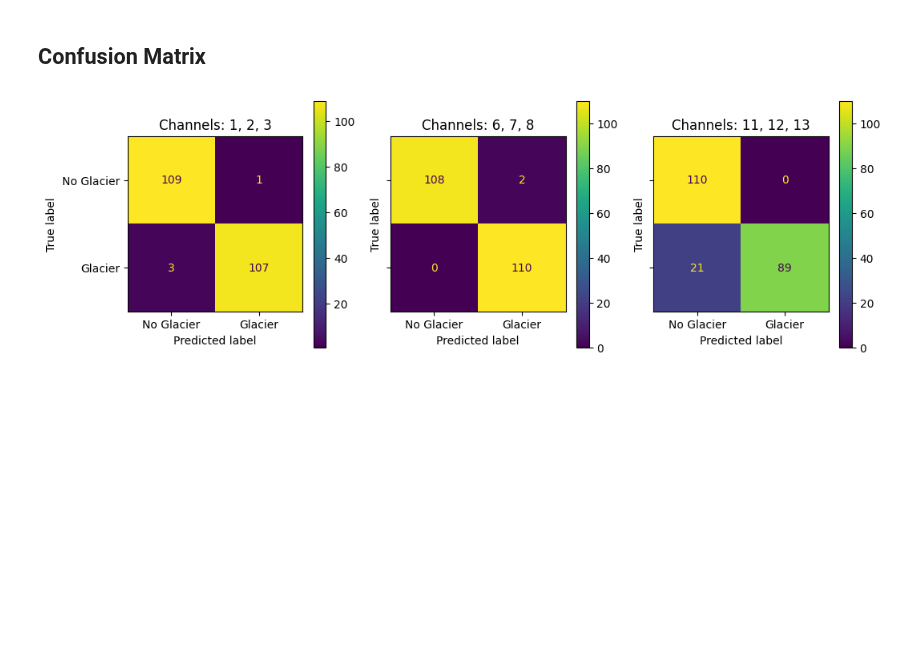
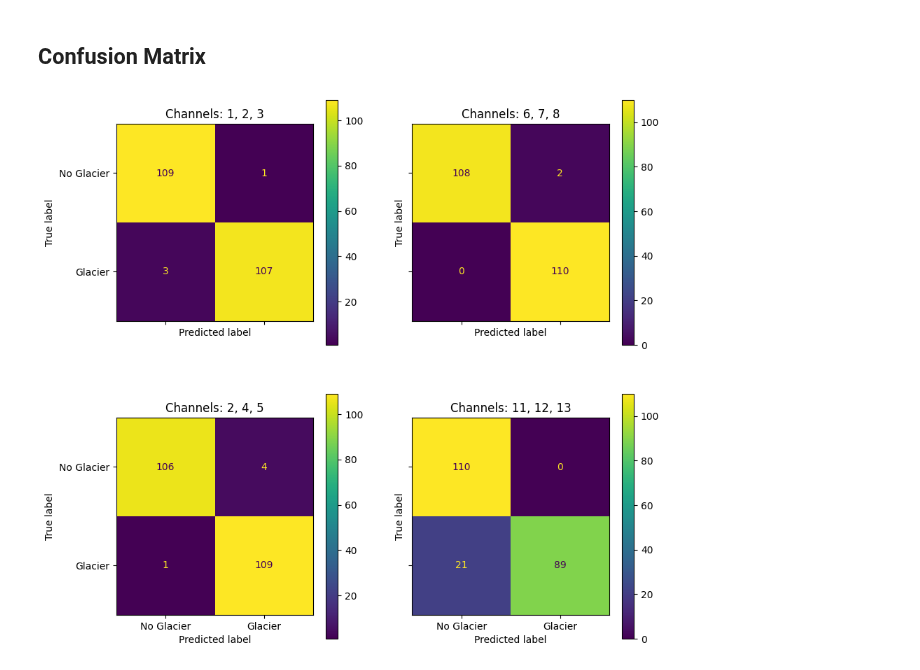
Before and after one commit to jonasbarth/fds-2022-final-project, a Jupyter notebook: model/hog/knn.ipynb, the cells around one changed output. Drawn from its saved outputs; the diff is of its cells as text; code cells hidden in the pictures; blank space fills up the shorter version.

Commit message:
#7 HOG for KNN * fix bug in preprocessing script where metadata couldnt be saved * add channels 2,4,5 to the config

```diff
--- a/model/hog/knn.ipynb
+++ b/model/hog/knn.ipynb
@@ -86,14 +86,16 @@ for channel in hog_metadata.channels.unique():
 # %%
 display_labels = ['No Glacier', 'Glacier']
 # %%
-fig, axes = plt.subplots(ncols=3, nrows=1, sharex=True, sharey=True, figsize=(12, 4))
+fig, axes = plt.subplots(ncols=2, nrows=2, sharex=True, sharey=True, figsize=(10, 10))
 
-axes[0].set_title("Channels: 1, 2, 3")
-axes[1].set_title("Channels: 6, 7, 8")
-axes[2].set_title("Channels: 11, 12, 13")
+axes[0][0].set_title("Channels: 1, 2, 3")
+axes[0][1].set_title("Channels: 6, 7, 8")
+axes[1][0].set_title("Channels: 2, 4, 5")
+axes[1][1].set_title("Channels: 11, 12, 13")
 
-ConfusionMatrixDisplay(confusion_matrices['[1, 2, 3]'], display_labels=display_labels).plot(ax=axes[0])
-ConfusionMatrixDisplay(confusion_matrices['[6, 7, 8]'], display_labels=display_labels).plot(ax=axes[1])
-ConfusionMatrixDisplay(confusion_matrices['[11, 12, 13]'], display_labels=display_labels).plot(ax=axes[2]);
+ConfusionMatrixDisplay(confusion_matrices['[1, 2, 3]'], display_labels=display_labels).plot(ax=axes[0][0])
+ConfusionMatrixDisplay(confusion_matrices['[6, 7, 8]'], display_labels=display_labels).plot(ax=axes[0][1])
+ConfusionMatrixDisplay(confusion_matrices['[2, 4, 5]'], display_labels=display_labels).plot(ax=axes[1][0])
+ConfusionMatrixDisplay(confusion_matrices['[11, 12, 13]'], display_labels=display_labels).plot(ax=axes[1][1]);
 # %% [output]
-[figure, old version]
+[figure, new version]
```
Also changed, not shown: parts of 1 cell of this notebook, 2 other files.
